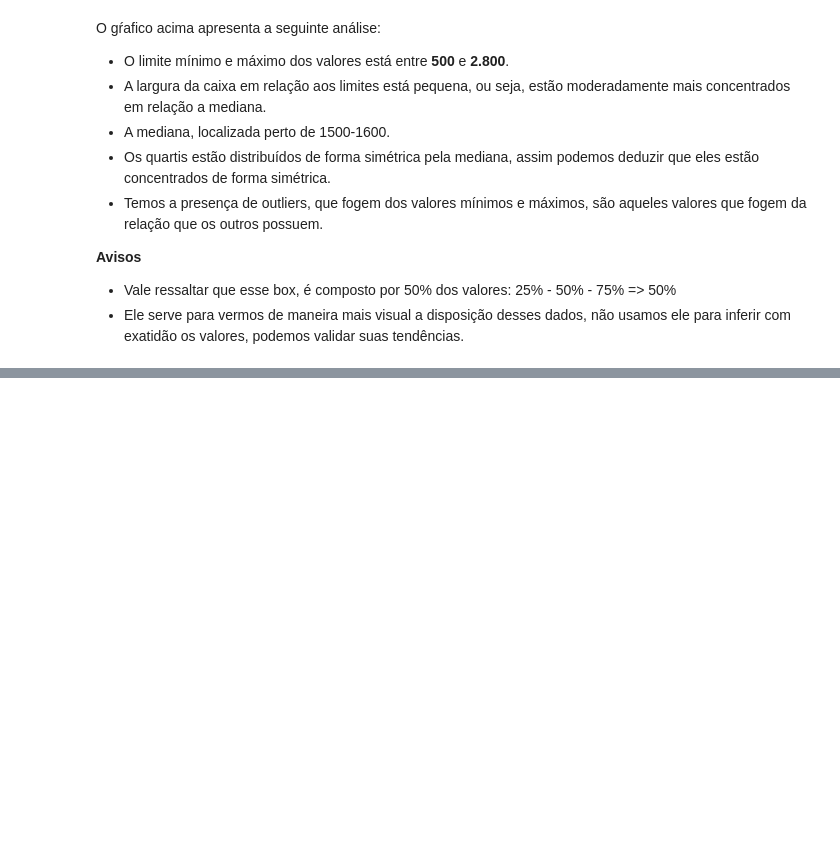
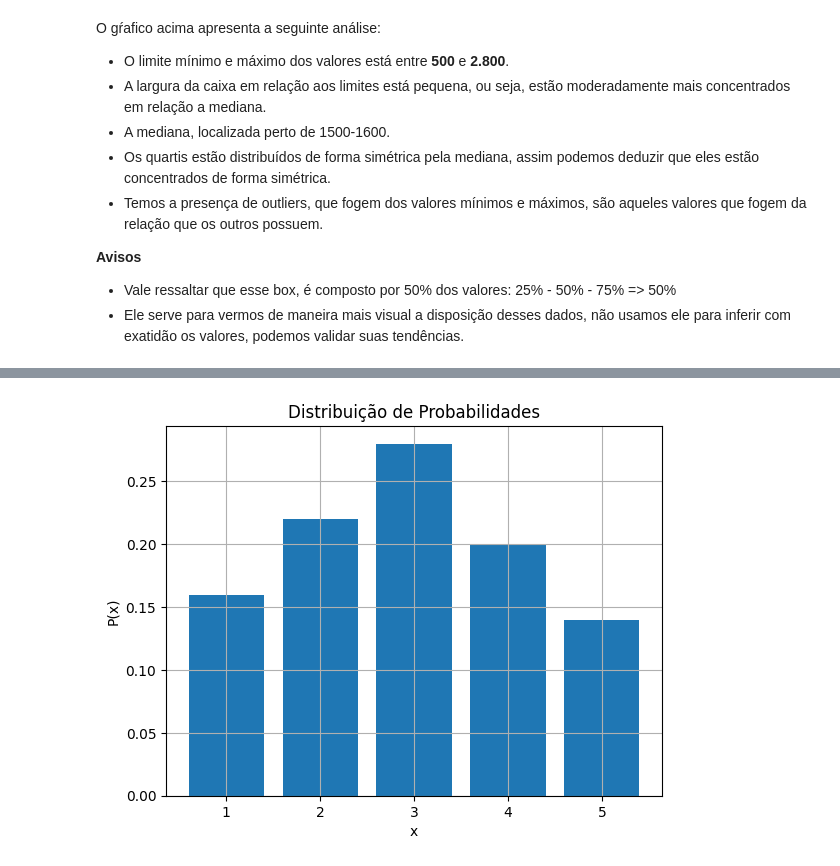
Before and after one commit to Yta-ux/estudo-estatistica, a Jupyter notebook: Estatística.ipynb, the cells around one changed output, grey strips where cells are left out. Saved outputs shown, nothing was run; the diff lists cells and outputs as text; code cells hidden in the pictures; blank space fills up the shorter version.

```diff
--- a/Estatística.ipynb
+++ b/Estatística.ipynb
@@ -434,0 +562,14 @@ O gŕafico acima apresenta a seguinte análise:
+# %%
+import matplotlib.pyplot as plt
+
+x = [1, 2, 3, 4, 5]
+probabilidades = [0.16, 0.22, 0.28, 0.20, 0.14]
+
+plt.bar(x, probabilidades)
+plt.xlabel('x')
+plt.ylabel('P(x)')
+plt.title('Distribuição de Probabilidades')
+plt.grid(True)
+plt.show()
+# %% [output]
+[figure, added]
```
Also changed, not shown: parts of 19 cells of this notebook.
